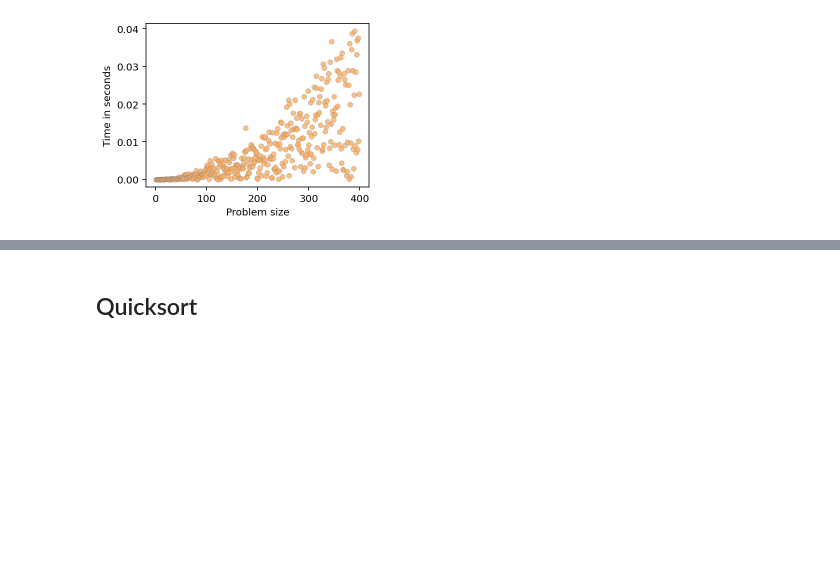
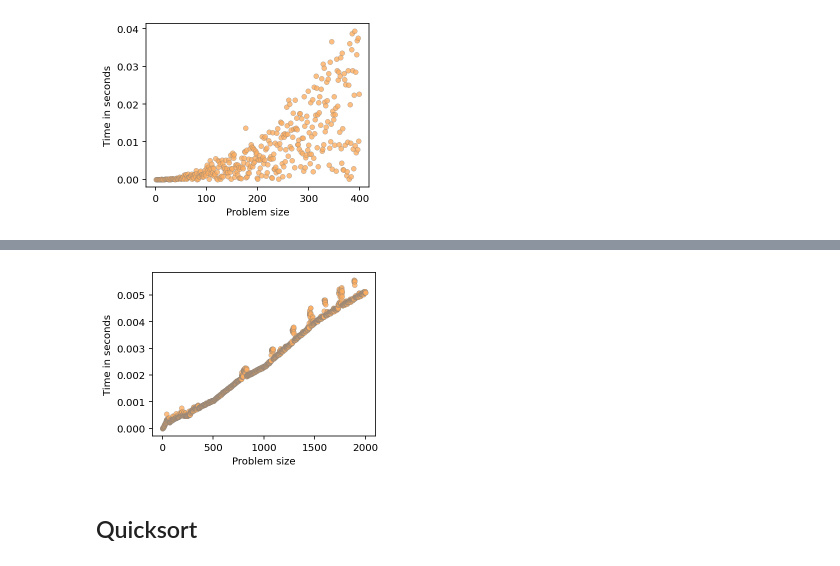
Before and after one commit to parrt/msds689, a Jupyter notebook: notes/sorting.ipynb, the cells around one changed output, grey strips where cells are left out. Cells and saved outputs as stored; diff of their text form; code cells hidden in the pictures; blank space fills up the shorter version.

```diff
--- a/notes/sorting.ipynb
+++ b/notes/sorting.ipynb
@@ -75,3 +156,8 @@ showtime(quiet_bubble, A)
+# %%
+A = list(np.random.randint(1,100,2_000))
+showtime(mergesort, A)
+# %% [output]
+[figure, added]
 # %% [markdown]
 ## Quicksort
 # %%
```
Also changed, not shown: parts of 6 cells of this notebook.
